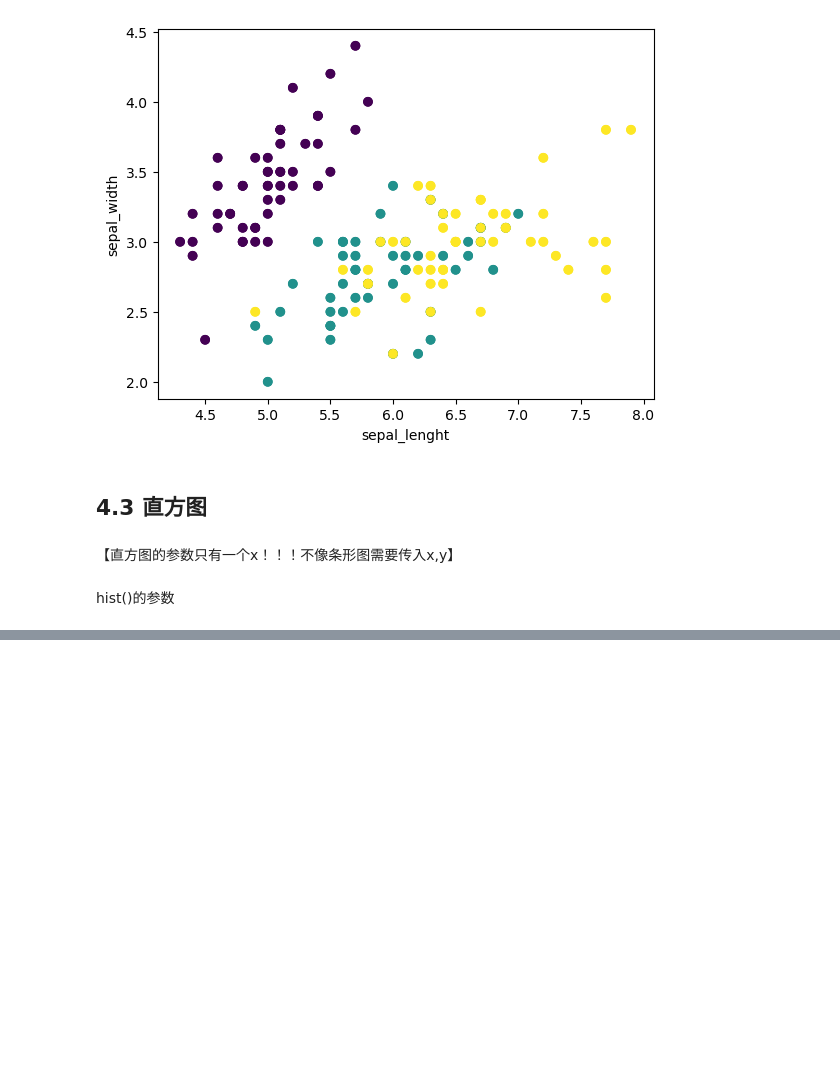
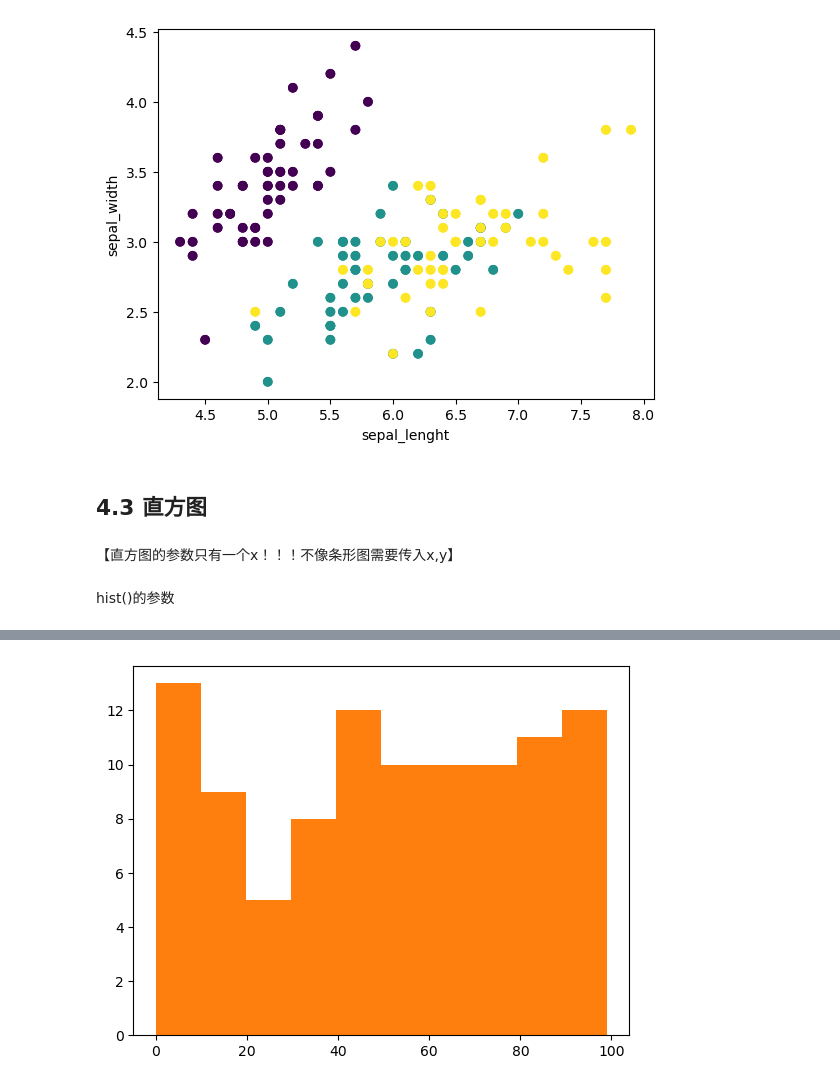
Before and after one commit to Leecoin49/StudyNote, a Jupyter notebook: LLM/AILLM_Luffy/1.Python/第21章Matplotlib/1.Matplotlib绘图.ipynb, the cells around one changed output, grey strips where cells are left out. Drawn from its saved outputs; the diff is of its cells as text; code cells hidden in the pictures; blank space fills up the shorter version.

```diff
--- a/LLM/AILLM_Luffy/1.Python/第21章Matplotlib/1.Matplotlib绘图.ipynb
+++ b/LLM/AILLM_Luffy/1.Python/第21章Matplotlib/1.Matplotlib绘图.ipynb
@@ -966 +970,4 @@ hist()的参数
     通过设置orientation为horizontal创建水平直方图。默认值为vertical
+# %%
+score = np. random. randint(0,100, size=100)
+score
@@ -966,0 +982,5 @@ hist()的参数
+# %%
+plt.hist(score)
+plt.show()
+# %% [output]
+[figure, added]
```
Also changed, not shown: parts of 38 cells of this notebook.
